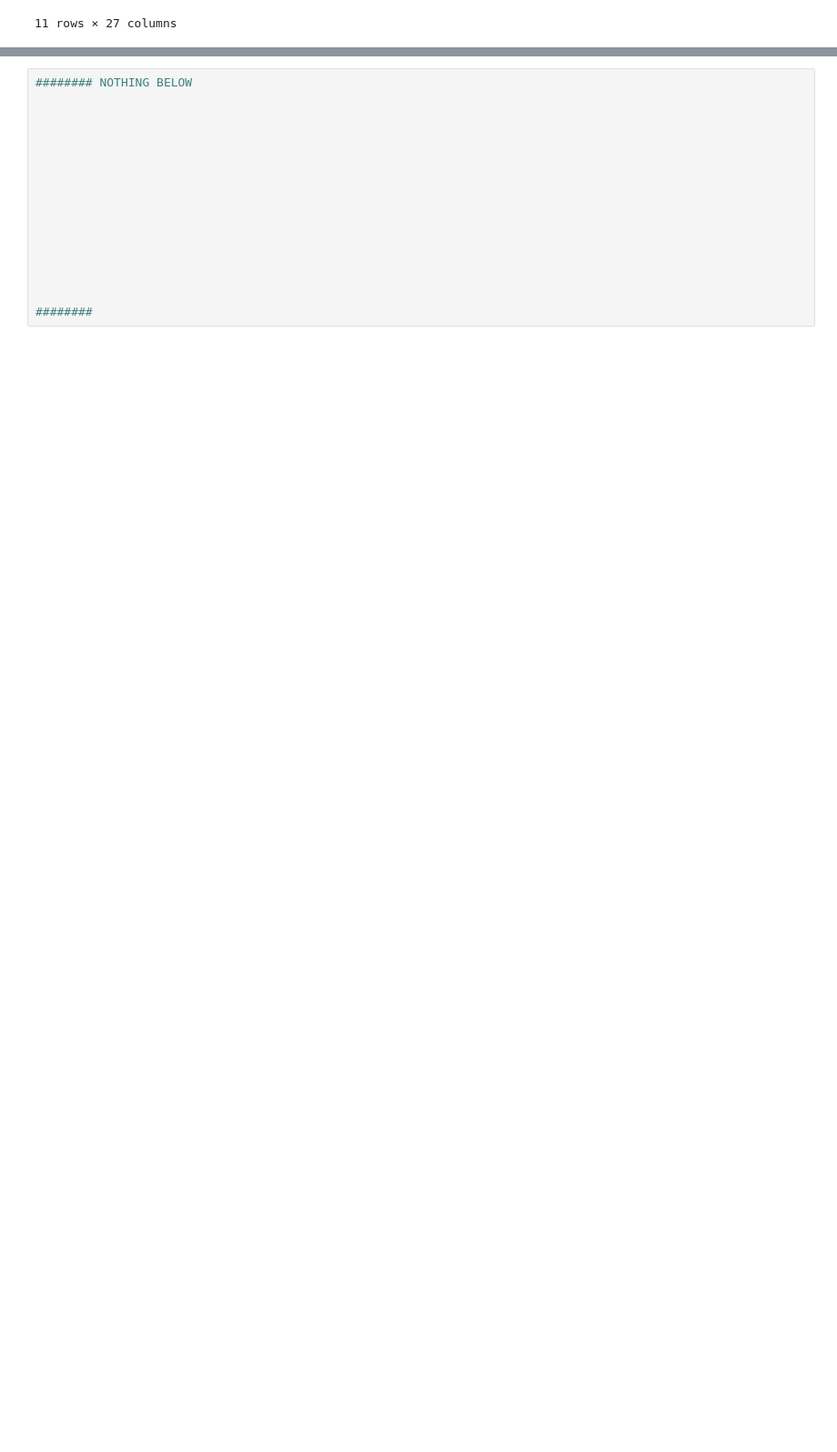
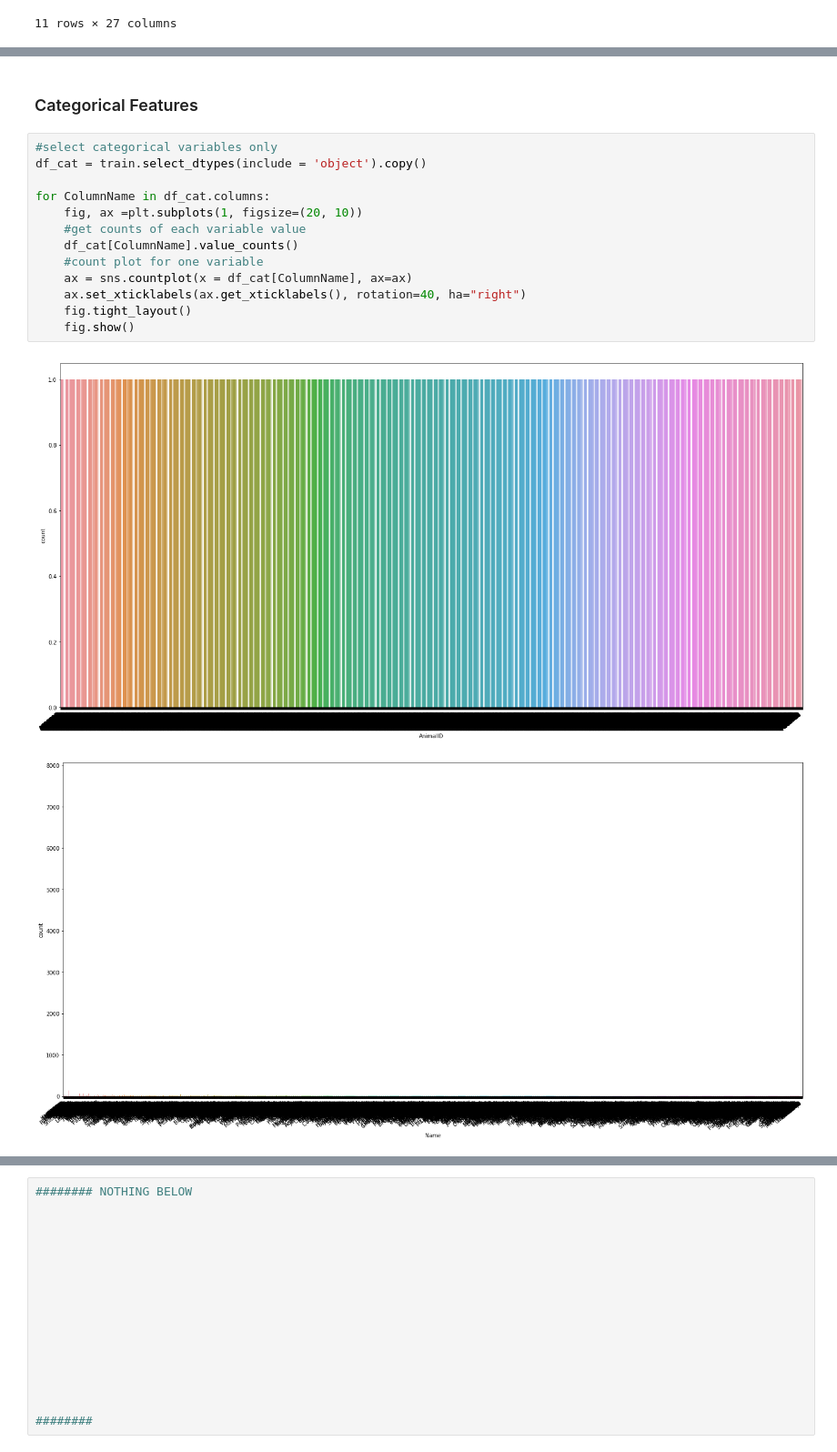
Before and after one commit to andreiarog/KaggleCompetitions, a Jupyter notebook: Animals Shelter/animal_shelter.ipynb, the cells around one changed output, grey strips where cells are left out. Shown at 91% size. Cells and saved outputs as stored; diff of their text form; blank space fills up the shorter version.

```diff
--- a/Animals Shelter/animal_shelter.ipynb
+++ b/Animals Shelter/animal_shelter.ipynb
@@ -156,0 +157,18 @@ print(common_names_list)
+# %% [markdown]
+### Categorical Features
+# %%
+#select categorical variables only
+df_cat = train.select_dtypes(include = 'object').copy()
+
+for ColumnName in df_cat.columns:
+    fig, ax =plt.subplots(1, figsize=(20, 10))
+    #get counts of each variable value
+    df_cat[ColumnName].value_counts()
+    #count plot for one variable
+    ax = sns.countplot(x = df_cat[ColumnName], ax=ax)
+    ax.set_xticklabels(ax.get_xticklabels(), rotation=40, ha="right")
+    fig.tight_layout()
+    fig.show()
+# %% [output]
+[figure, added]
+[figure, added]
```
Also changed, not shown: parts of 42 cells of this notebook, 2 other files.
